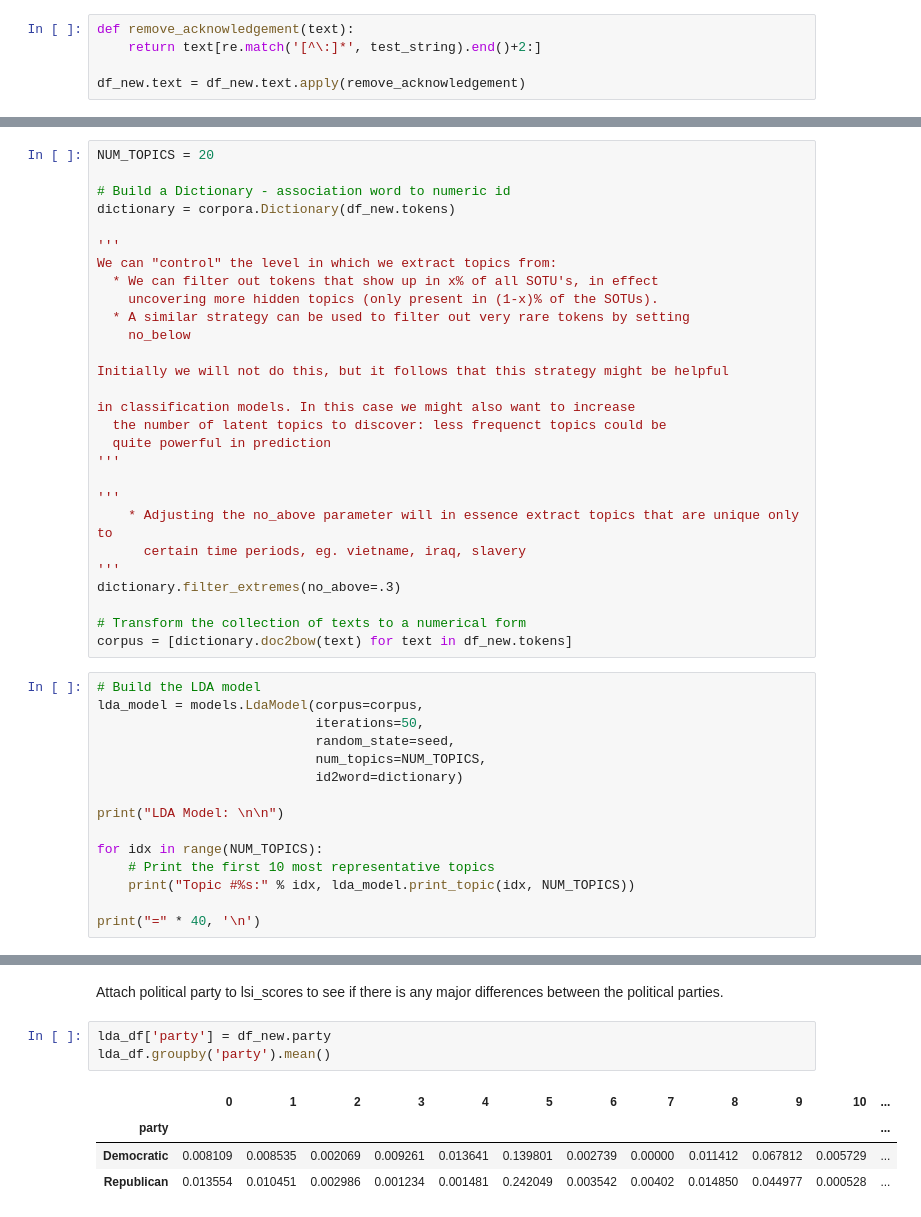
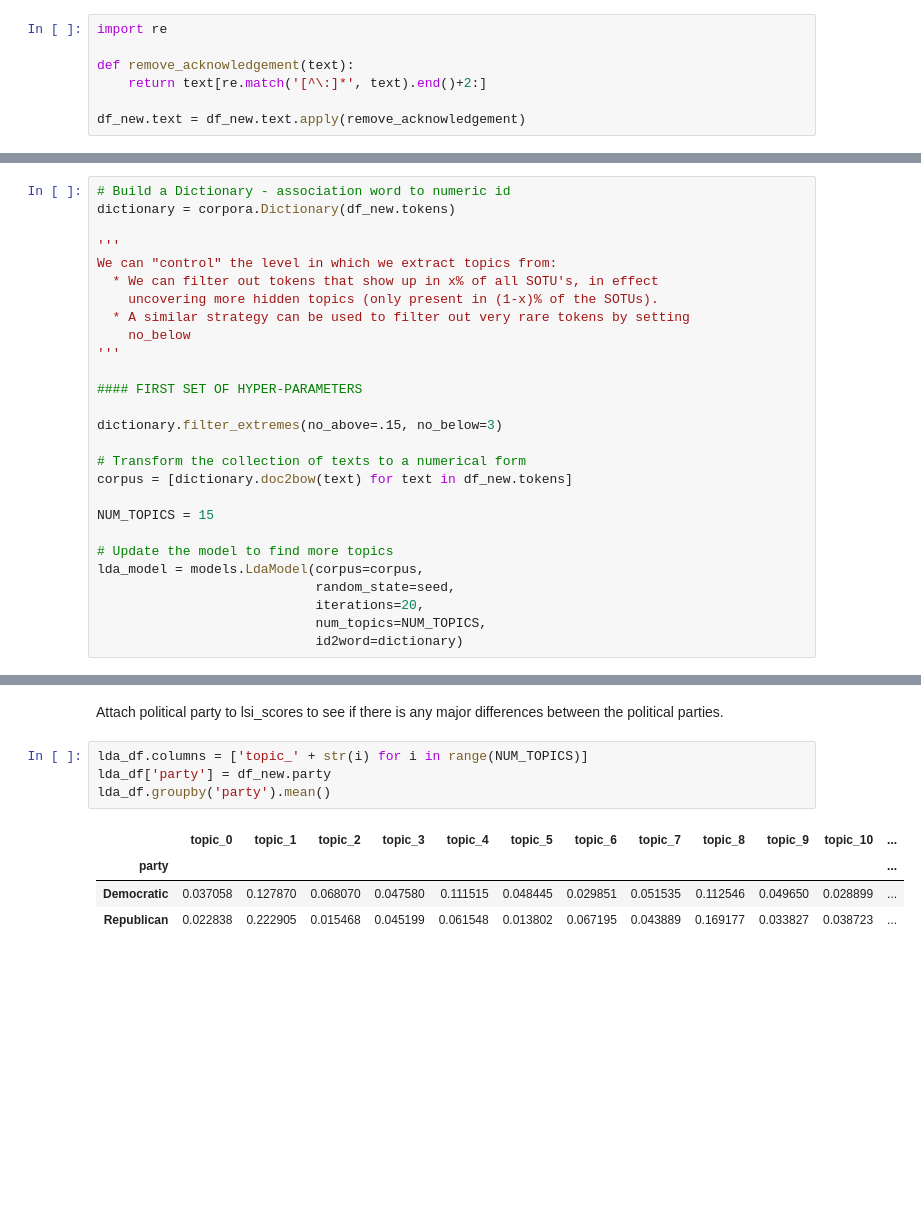
Before and after one commit to mkm29/DataScience, a Jupyter notebook: thinkful/unit/4/sotu/Topic Modeling and Classification.ipynb, the cells around one changed output, grey strips where cells are left out. Drawn from its saved outputs; the diff is of its cells as text; blank space fills up the shorter version.

Commit message:
Updated analysis, primary objective changed to only using topic modeling for classification.

```diff
--- a/thinkful/unit/4/sotu/Topic Modeling and Classification.ipynb
+++ b/thinkful/unit/4/sotu/Topic Modeling and Classification.ipynb
@@ -155,8 +155,10 @@ Since nearly all SOTU addresses start with an acknowledement, we can remove this
 # %%
 df_new = df[df.party.isin(['Democratic','Republican'])]
 # %%
+import re
+
 def remove_acknowledgement(text):
-    return text[re.match('[^\:]*', test_string).end()+2:]
+    return text[re.match('[^\:]*', text).end()+2:]
 
 df_new.text = df_new.text.apply(remove_acknowledgement)
 # %%
@@ -252,8 +253,6 @@ plt.show()
 # %% [markdown]
 # Topic Modeling
 # %%
-NUM_TOPICS = 20
-
 # Build a Dictionary - association word to numeric id
 dictionary = corpora.Dictionary(df_new.tokens)
 
@@ -263,34 +262,20 @@ We can "control" the level in which we extract topics from:
     uncovering more hidden topics (only present in (1-x)% of the SOTUs).
   * A similar strategy can be used to filter out very rare tokens by setting
     no_below
-
-Initially we will not do this, but it follows that this strategy might be helpful
-
-in classification models. In this case we might also want to increase
-  the number of latent topics to discover: less frequenct topics could be
-  quite powerful in prediction
 '''
 
-'''
-    * Adjusting the no_above parameter will in essence extract topics that are unique only to
-      certain time periods, eg. vietname, iraq, slavery
-'''
-dictionary.filter_extremes(no_above=.3)
+#### FIRST SET OF HYPER-PARAMETERS
+
+dictionary.filter_extremes(no_above=.15, no_below=3)
 
 # Transform the collection of texts to a numerical form
 corpus = [dictionary.doc2bow(text) for text in df_new.tokens]
+
+NUM_TOPICS = 15
+
+# Update the model to find more topics
+lda_model = models.LdaModel(corpus=corpus,
+                            random_state=seed,
+                            iterations=20,
+                            num_topics=NUM_TOPICS,
+                            id2word=dictionary)
-# %%
-# Build the LDA model
-lda_model = models.LdaModel(corpus=corpus,
-                            iterations=50,
-                            random_state=seed,
-                            num_topics=NUM_TOPICS,
-                            id2word=dictionary)
-
-print("LDA Model: \n\n")
-
-for idx in range(NUM_TOPICS):
-    # Print the first 10 most representative topics
-    print("Topic #%s:" % idx, lda_model.print_topic(idx, NUM_TOPICS))
-
-print("=" * 40, '\n')
@@ -338,10 +369,11 @@ lda_df.head()
 # %% [markdown]
 Attach political party to lsi_scores to see if there is any major differences between the political parties.
 # %%
+lda_df.columns = ['topic_' + str(i) for i in range(NUM_TOPICS)]
 lda_df['party'] = df_new.party
 lda_df.groupby('party').mean()
 # %% [output]
-|  | 0 | 1 | 2 | 3 | 4 | 5 | 6 | 7 | 8 | 9 | 10 | ... |
+|  | topic_0 | topic_1 | topic_2 | topic_3 | topic_4 | topic_5 | topic_6 | topic_7 | topic_8 | topic_9 | topic_10 | ... |
 | party |  |  |  |  |  |  |  |  |  |  |  | ... |
-| Democratic | 0.008109 | 0.008535 | 0.002069 | 0.009261 | 0.013641 | 0.139801 | 0.002739 | 0.00000 | 0.011412 | 0.067812 | 0.005729 | ... |
-| Republican | 0.013554 | 0.010451 | 0.002986 | 0.001234 | 0.001481 | 0.242049 | 0.003542 | 0.00402 | 0.014850 | 0.044977 | 0.000528 | ... |
+| Democratic | 0.037058 | 0.127870 | 0.068070 | 0.047580 | 0.111515 | 0.048445 | 0.029851 | 0.051535 | 0.112546 | 0.049650 | 0.028899 | ... |
+| Republican | 0.022838 | 0.222905 | 0.015468 | 0.045199 | 0.061548 | 0.013802 | 0.067195 | 0.043889 | 0.169177 | 0.033827 | 0.038723 | ... |
```
Also changed, not shown: parts of 37 cells of this notebook.
